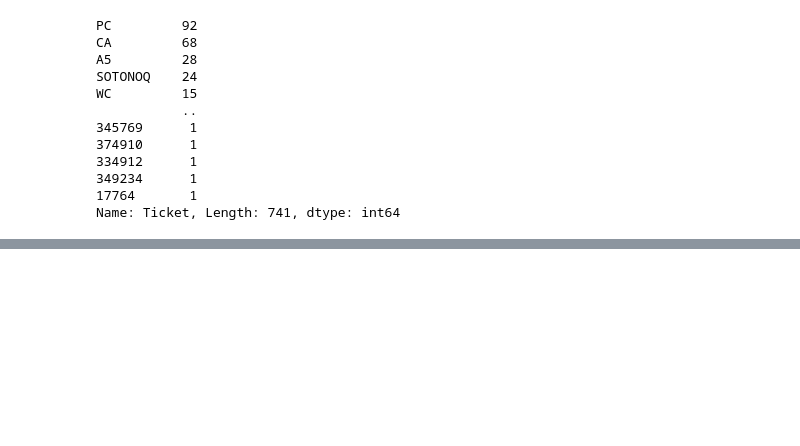
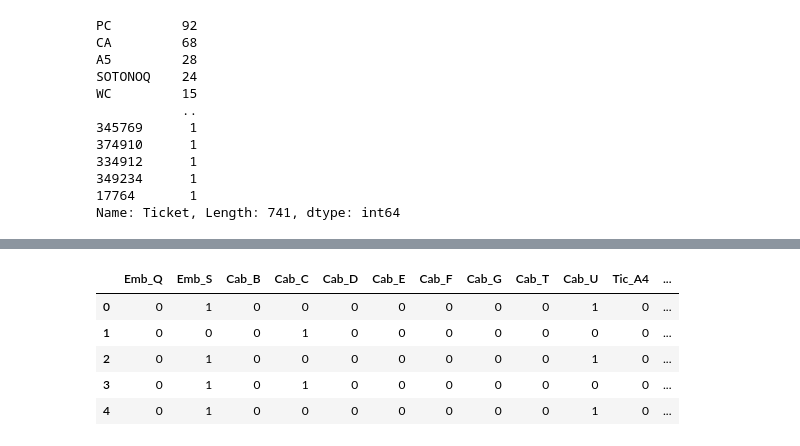
Before and after one commit to liz0904/ai_titanic, a Jupyter notebook: titanic_classification.ipynb, the cells around one changed output, grey strips where cells are left out. Drawn from its saved outputs; the diff is of its cells as text; code cells hidden in the pictures; blank space fills up the shorter version.

```diff
--- a/titanic_classification.ipynb
+++ b/titanic_classification.ipynb
@@ -552,0 +555,9 @@ plt.show()
+# %%
+#<데이터 전처리>
+#Label Encoding-문자열인 'Title'열과 'AgeBin'열의 데이터를 숫자 레이블로 바꿈
+from sklearn.preprocessing import LabelEncoder
+for col in ['Title', 'AgeBin']:
+  encoder=LabelEncoder()
+  data[col]=encoder.fit_transform(data[col])
+
+data.loc[:, ['Title', 'AgeBin']].head()
@@ -552,0 +571,16 @@ plt.show()
+# %%
+#변주형 변수로 변환 및 원핫 인코딩
+onehot_prefix=[]
+for col in ['Embarked', 'Cabin', 'Ticket']:
+  data[col]=data[col].astype('category')
+  data=pd.get_dummies(data, columns=[col], prefix=col[:3], drop_first=True)
+  onehot_prefix.append(col[:3])
+
+data.loc[:, [col for col in data.columns if col[:3] in onehot_prefix]].head()
+# %% [output]
+|  | Emb_Q | Emb_S | Cab_B | Cab_C | Cab_D | Cab_E | Cab_F | Cab_G | Cab_T | Cab_U | Tic_A4 | ... |
+| 0 | 0 | 1 | 0 | 0 | 0 | 0 | 0 | 0 | 0 | 1 | 0 | ... |
+| 1 | 0 | 0 | 0 | 1 | 0 | 0 | 0 | 0 | 0 | 0 | 0 | ... |
+| 2 | 0 | 1 | 0 | 0 | 0 | 0 | 0 | 0 | 0 | 1 | 0 | ... |
+| 3 | 0 | 1 | 0 | 1 | 0 | 0 | 0 | 0 | 0 | 0 | 0 | ... |
+| 4 | 0 | 1 | 0 | 0 | 0 | 0 | 0 | 0 | 0 | 1 | 0 | ... |
```
Also changed, not shown: parts of 13 cells of this notebook.
